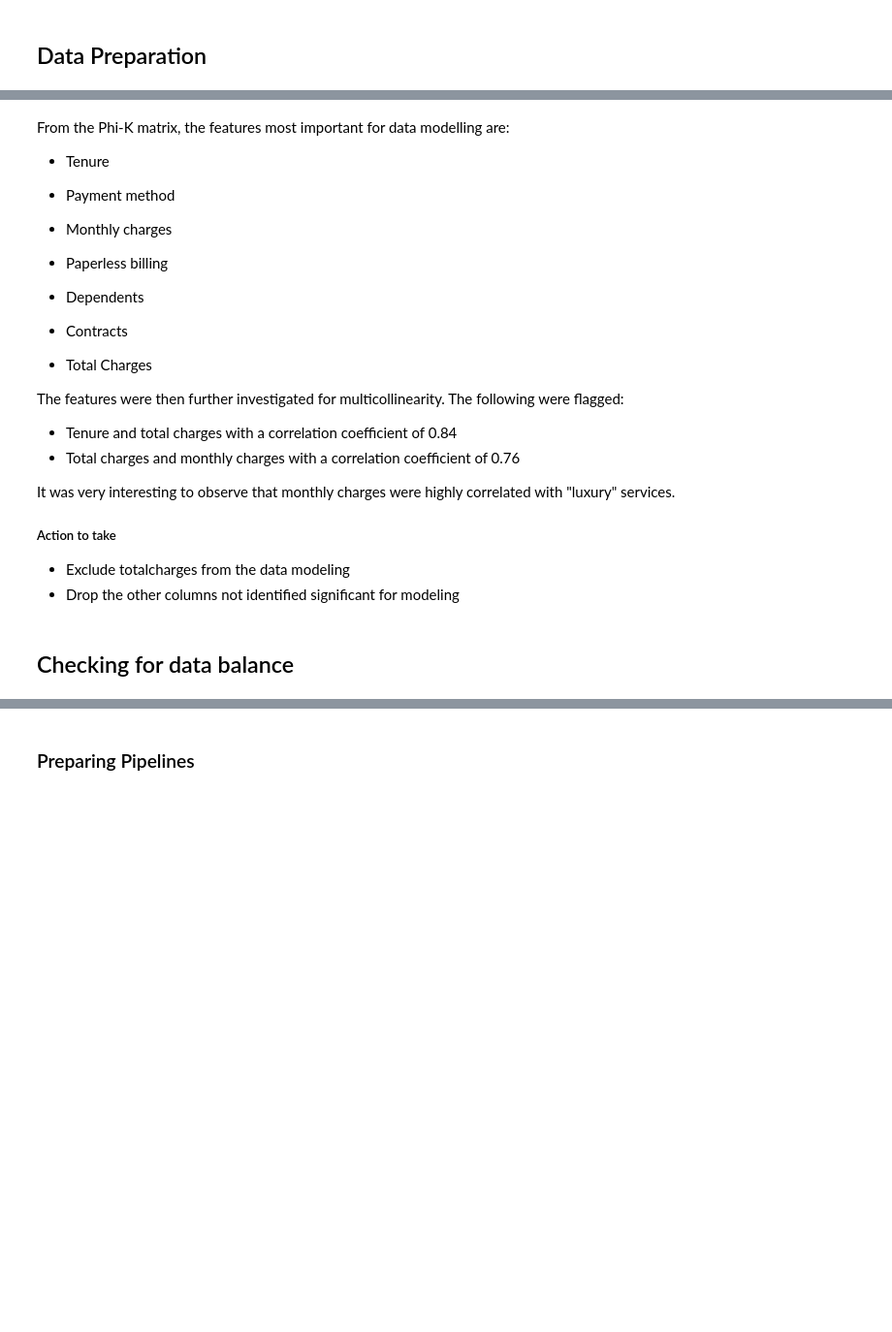
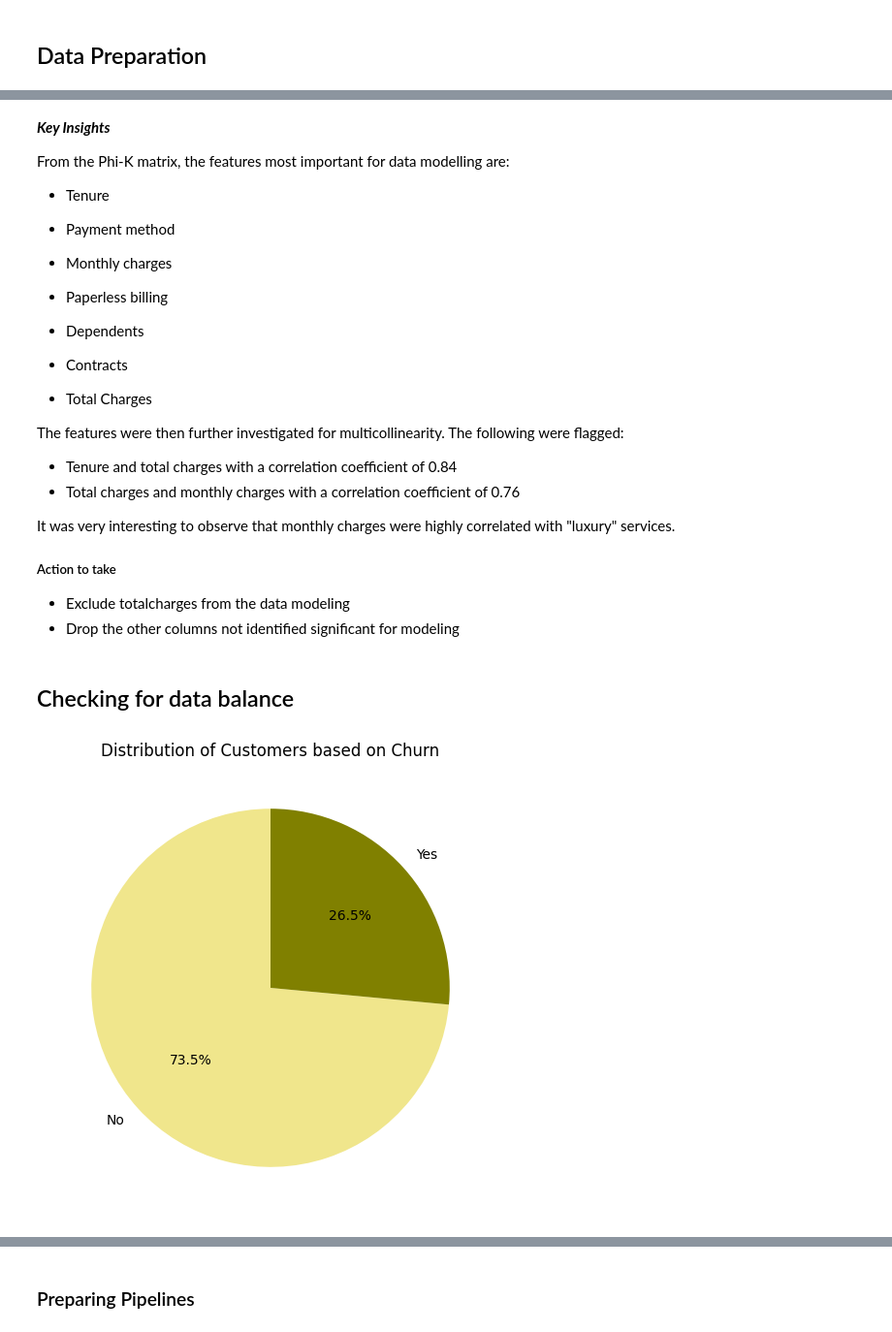
Before and after one commit to FloJoLaryea/Customer_Churn_Analysis, a Jupyter notebook: cstomer_churn_analysis.ipynb, the cells around one changed output, grey strips where cells are left out. Shown at 97% size. Cells and saved outputs as stored; diff of their text form; code cells hidden in the pictures; blank space fills up the shorter version.

```diff
--- a/cstomer_churn_analysis.ipynb
+++ b/cstomer_churn_analysis.ipynb
@@ -838,4 +860,6 @@ plt.show()
 # %% [markdown]
+***Key Insights***
+
 From the Phi-K matrix, the features most important for data modelling are:
 
 - Tenure
@@ -871,8 +895,10 @@ It was very interesting to observe that monthly charges were highly correlated w
 # %%
 #checking if the churn column is unbalanced
 plt.figure(figsize =(10,6))
 colors = [ 'khaki', 'olive']
-plt.pie(x=train_df2['churn'].value_counts().values,labels=train_df2['churn'].value_counts().index, autopct='%.1f%%',
+plt.pie(x=train_df['churn'].value_counts().values,labels=train_df['churn'].value_counts().index, autopct='%.1f%%',
         startangle=90,colors=colors)
 plt.title('Distribution of Customers based on Churn')
 plt.show()
+# %% [output]
+[figure, added]
```
Also changed, not shown: parts of 30 cells of this notebook, 4 other files.
